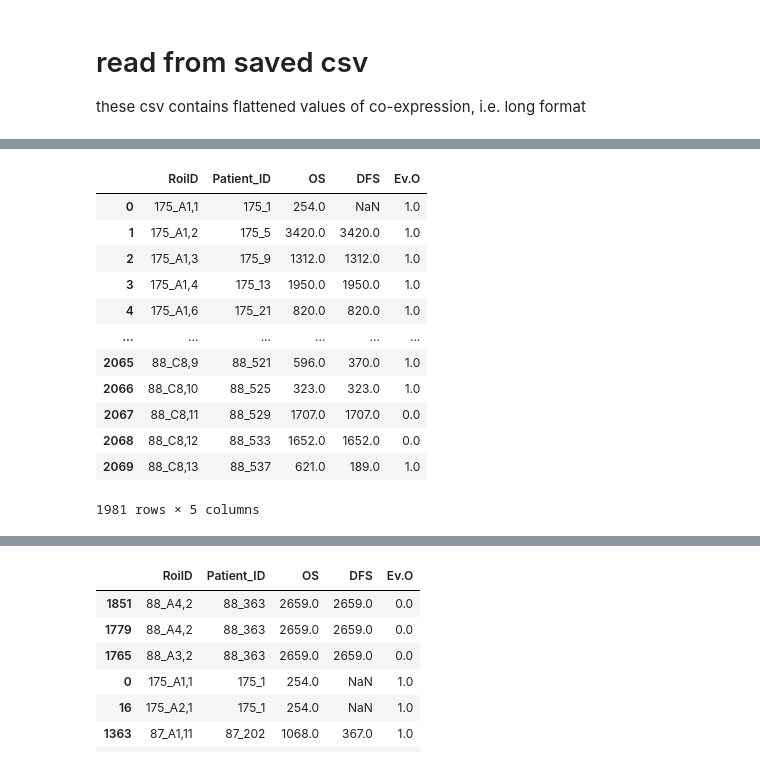
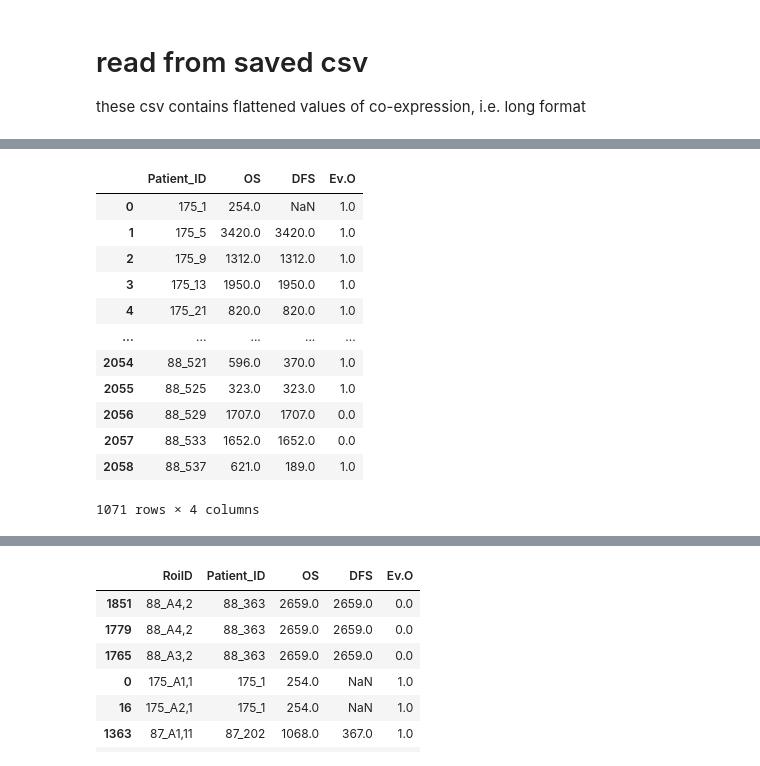
Before and after one commit to QBRC/multiTAP, a Jupyter notebook: notebooks/survival-analysis.ipynb, the cells around one changed output, grey strips where cells are left out. Cells and saved outputs as stored; diff of their text form; code cells hidden in the pictures.

```diff
--- a/notebooks/survival-analysis.ipynb
+++ b/notebooks/survival-analysis.ipynb
@@ -126,24 +97,22 @@ combined_co_exp_df
 # %%
 # add the clinical data
 pt_clinical_data = pd.read_csv('/project/Xie_Lab/zgu/xiao_multiplex/nsclc_multiTAP_work/clinical_data_ROI.csv')
-# pt_subset = pt_clinical_data[pt_clinical_data['RoiID'].isin(roi_id_list)]
-pt_subset = pt_clinical_data[['RoiID','Patient_ID', 'OS', 'DFS', 'Ev.O']]
-# pt_subset['OS_one_Year'] = pt_subset['OS'] > 365
+pt_clinical_data = pt_clinical_data[['Patient_ID', 'OS', 'DFS', 'Ev.O']]
 
-# first exclude control from analysis
-pt_subset = pt_subset[pt_subset['Patient_ID'] != 'Control']
-pt_subset
+# remove duplicates
+pt_clinical_data = pt_clinical_data.drop_duplicates(keep='first')
+pt_clinical_data
 # %% [output]
-|  | RoiID | Patient_ID | OS | DFS | Ev.O |
-| 0 | 175_A1,1 | 175_1 | 254.0 | NaN | 1.0 |
-| 1 | 175_A1,2 | 175_5 | 3420.0 | 3420.0 | 1.0 |
-| 2 | 175_A1,3 | 175_9 | 1312.0 | 1312.0 | 1.0 |
-| 3 | 175_A1,4 | 175_13 | 1950.0 | 1950.0 | 1.0 |
-| 4 | 175_A1,6 | 175_21 | 820.0 | 820.0 | 1.0 |
-| ... | ... | ... | ... | ... | ... |
-| 2065 | 88_C8,9 | 88_521 | 596.0 | 370.0 | 1.0 |
-| 2066 | 88_C8,10 | 88_525 | 323.0 | 323.0 | 1.0 |
-| 2067 | 88_C8,11 | 88_529 | 1707.0 | 1707.0 | 0.0 |
-| 2068 | 88_C8,12 | 88_533 | 1652.0 | 1652.0 | 0.0 |
-| 2069 | 88_C8,13 | 88_537 | 621.0 | 189.0 | 1.0 |
+|  | Patient_ID | OS | DFS | Ev.O |
+| 0 | 175_1 | 254.0 | NaN | 1.0 |
+| 1 | 175_5 | 3420.0 | 3420.0 | 1.0 |
+| 2 | 175_9 | 1312.0 | 1312.0 | 1.0 |
+| 3 | 175_13 | 1950.0 | 1950.0 | 1.0 |
+| 4 | 175_21 | 820.0 | 820.0 | 1.0 |
+| ... | ... | ... | ... | ... |
+| 2054 | 88_521 | 596.0 | 370.0 | 1.0 |
+| 2055 | 88_525 | 323.0 | 323.0 | 1.0 |
+| 2056 | 88_529 | 1707.0 | 1707.0 | 0.0 |
+| 2057 | 88_533 | 1652.0 | 1652.0 | 0.0 |
+| 2058 | 88_537 | 621.0 | 189.0 | 1.0 |
-1981 rows × 5 columns
+1071 rows × 4 columns
```
Also changed, not shown: parts of 23 cells of this notebook.
